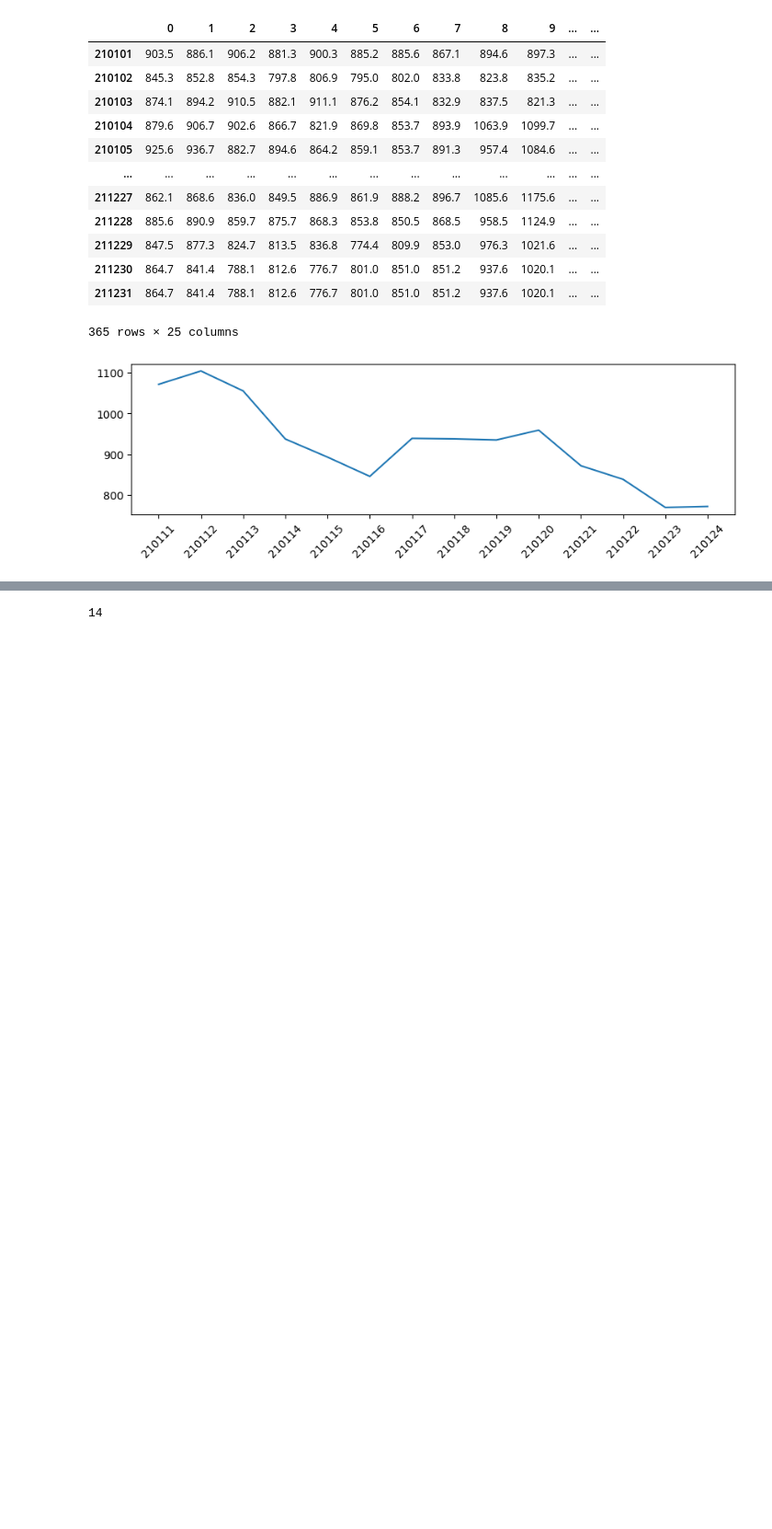
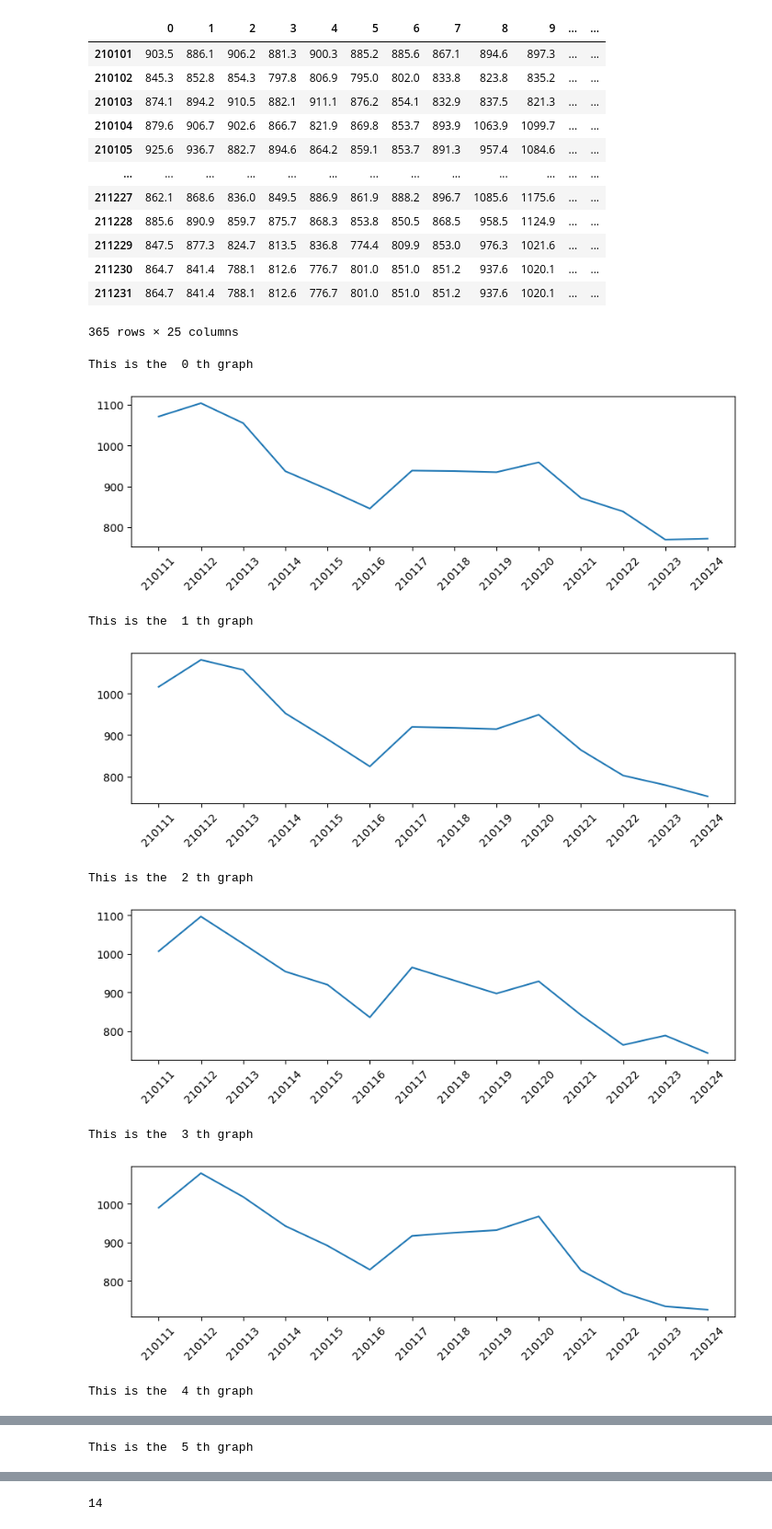
Before and after one commit to Ye-eun-Kim/IIS_net_load_forecast, a Jupyter notebook: checkIfInterplationIsDoneWell.ipynb, the cells around one changed output, grey strips where cells are left out. Shown: that part at 92% size. Drawn from its saved outputs; the diff is of its cells as text; code cells hidden in the pictures; blank space fills up the shorter version.

```diff
--- a/checkIfInterplationIsDoneWell.ipynb
+++ b/checkIfInterplationIsDoneWell.ipynb
@@ -23,21 +23,31 @@ display(df)
 # %%
 # plot graph every column of dataframe
 # check 210111-210124
 
 
 plt.xticks = plt.xticks
 
 
 df_1 = df.iloc[10:24, :]
 date_list = np.array(df_1.index).astype(str)
 
 
-# for i in range(0, 24):
-fig = plt.figure(figsize=(10, 2.5))
-ax = plt.axes()
-col = df_1.iloc[:,0]
-ax.plot(date_list, col)
-ax.set_xticklabels(date_list, rotation = 45)
-plt.show()
+for i in range(0, 24):
+    print('This is the ', i, 'th graph')
+    fig = plt.figure(figsize=(10, 2.5))
+    ax = plt.axes()
+    col = df_1.iloc[:,i]
+    ax.plot(date_list, col)
+    ax.set_xticks(range(len(date_list)))
+    ax.set_xticklabels(date_list, rotation = 45)
+    plt.show()
 # %% [output]
+This is the  0 th graph
 [figure]
+This is the  1 th graph
+[figure, added]
+This is the  2 th graph
+[figure, added]
+This is the  3 th graph
+[figure, added]
+This is the  4 th graph
@@ -43,0 +55 @@ plt.show()
+This is the  5 th graph
```
Also changed, not shown: parts of 2 cells of this notebook, 23 other files.
